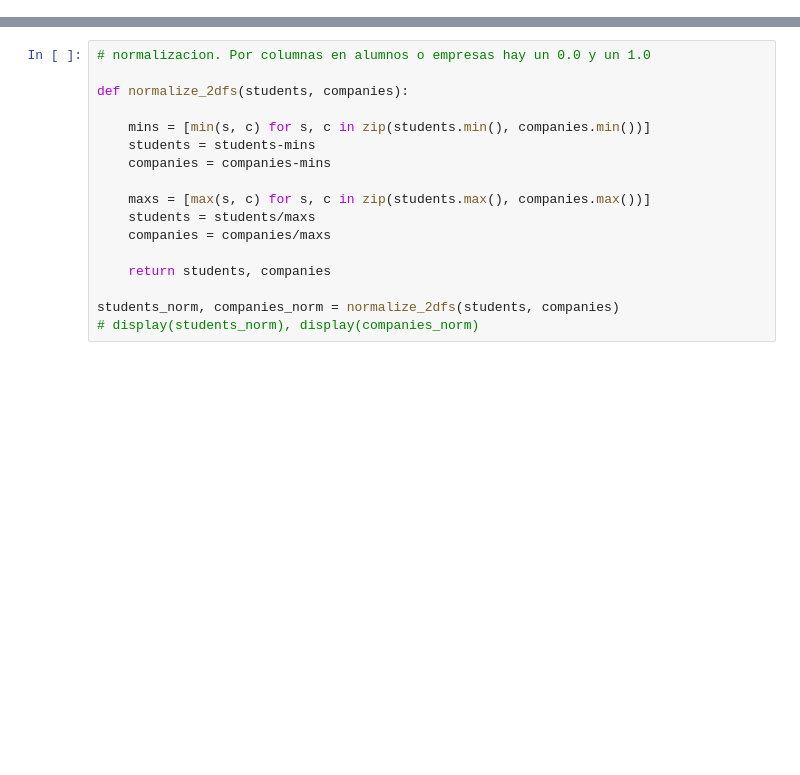
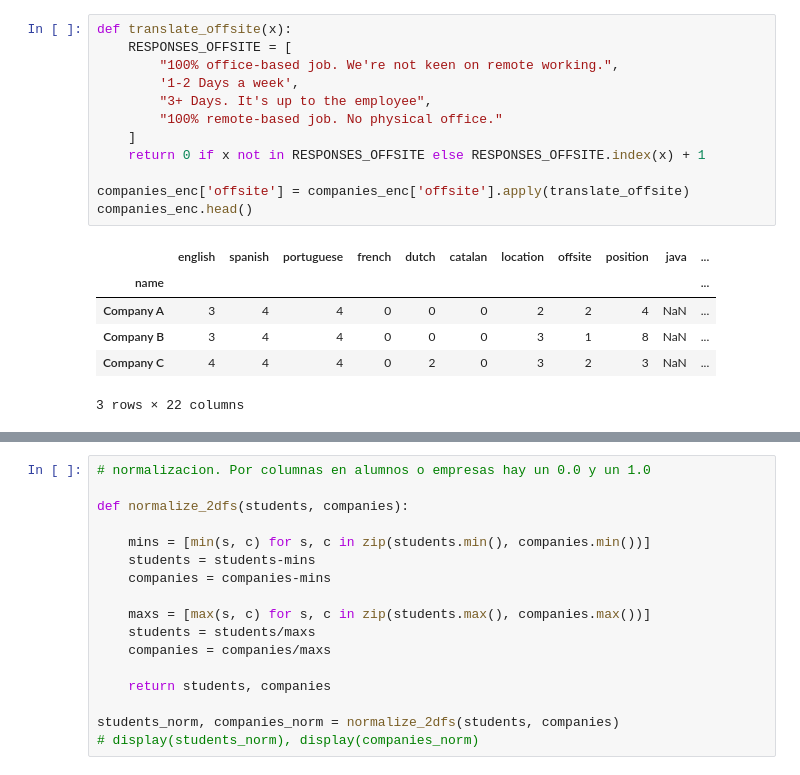
Before and after one commit to albertogcmr/hiring-week-IH-tinder-matching, a Jupyter notebook: matching.ipynb, the cells around one changed output, grey strips where cells are left out. Saved outputs shown, nothing was run; the diff lists cells and outputs as text; blank space fills up the shorter version.

```diff
--- a/matching.ipynb
+++ b/matching.ipynb
@@ -9,0 +94,19 @@ from scipy.spatial import distance
+# %%
+def translate_offsite(x):
+    RESPONSES_OFFSITE = [
+        "100% office-based job. We're not keen on remote working.",
+        '1-2 Days a week',
+        "3+ Days. It's up to the employee",
+        "100% remote-based job. No physical office."
+    ]
+    return 0 if x not in RESPONSES_OFFSITE else RESPONSES_OFFSITE.index(x) + 1
+
+companies_enc['offsite'] = companies_enc['offsite'].apply(translate_offsite)
+companies_enc.head()
+# %% [output]
+|  | english | spanish | portuguese | french | dutch | catalan | location | offsite | position | java | ... |
+| name |  |  |  |  |  |  |  |  |  |  | ... |
+| Company A | 3 | 4 | 4 | 0 | 0 | 0 | 2 | 2 | 4 | NaN | ... |
+| Company B | 3 | 4 | 4 | 0 | 0 | 0 | 3 | 1 | 8 | NaN | ... |
+| Company C | 4 | 4 | 4 | 0 | 2 | 0 | 3 | 2 | 3 | NaN | ... |
+3 rows × 22 columns
```
Also changed, not shown: parts of 22 cells of this notebook, 2 other files.
